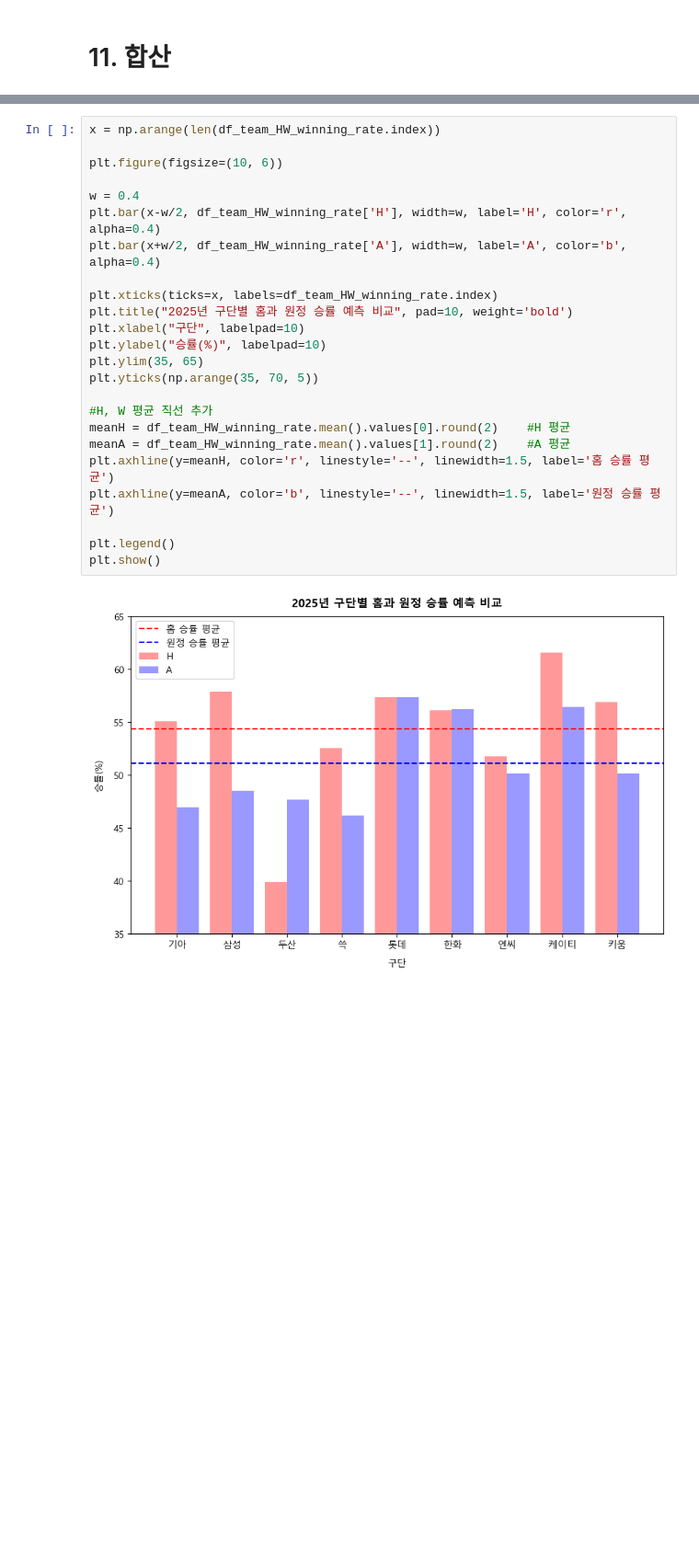
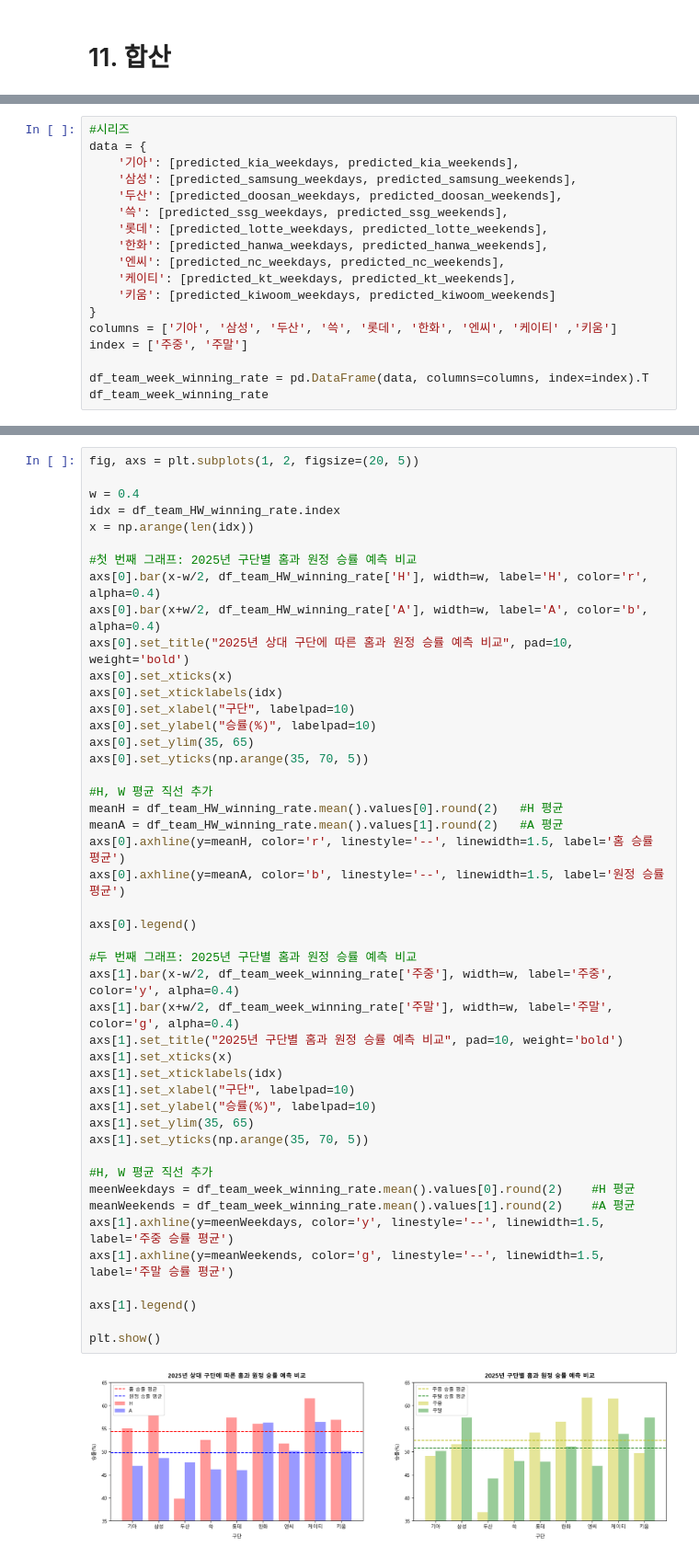
Before and after one commit to IAMKIMEUNSEO/predict2025_kbo_lgtwins_winning_rate, a Jupyter notebook: lgtwins.ipynb, the cells around one changed output, grey strips where cells are left out. Shown: that part at 92% size. Saved outputs shown, nothing was run; the diff lists cells and outputs as text; blank space fills up the shorter version.

Commit message:
2015~2024 승률 그래프 2개 GridSpec(), 2025년 상대 구단에 따른 홈과 원정/시리즈 승률 예측 비교 그래프 2개 subplots()

```diff
--- a/lgtwins.ipynb
+++ b/lgtwins.ipynb
@@ -2233,3 +3710,21 @@ df_team_HW_winning_rate
 | 엔씨 | 51.75 | 50.16 |
 | 케이티 | 61.59 | 56.45 |
 | 키움 | 56.92 | 50.12 |
+# %%
+#시리즈
+data = {
+    '기아': [predicted_kia_weekdays, predicted_kia_weekends],
+    '삼성': [predicted_samsung_weekdays, predicted_samsung_weekends],
+    '두산': [predicted_doosan_weekdays, predicted_doosan_weekends],
+    '쓱': [predicted_ssg_weekdays, predicted_ssg_weekends],
+    '롯데': [predicted_lotte_weekdays, predicted_lotte_weekends],
+    '한화': [predicted_hanwa_weekdays, predicted_hanwa_weekends],
+    '엔씨': [predicted_nc_weekdays, predicted_nc_weekends],
+    '케이티': [predicted_kt_weekdays, predicted_kt_weekends],
+    '키움': [predicted_kiwoom_weekdays, predicted_kiwoom_weekends]
+}
+columns = ['기아', '삼성', '두산', '쓱', '롯데', '한화', '엔씨', '케이티' ,'키움']
+index = ['주중', '주말']
+
+df_team_week_winning_rate = pd.DataFrame(data, columns=columns, index=index).T
+df_team_week_winning_rate
@@ -2236,26 +3742,48 @@ df_team_HW_winning_rate
 # %%
-x = np.arange(len(df_team_HW_winning_rate.index))
-
-plt.figure(figsize=(10, 6))
+fig, axs = plt.subplots(1, 2, figsize=(20, 5))
 
 w = 0.4
-plt.bar(x-w/2, df_team_HW_winning_rate['H'], width=w, label='H', color='r', alpha=0.4)
-plt.bar(x+w/2, df_team_HW_winning_rate['A'], width=w, label='A', color='b', alpha=0.4)
+idx = df_team_HW_winning_rate.index
+x = np.arange(len(idx))
 
-plt.xticks(ticks=x, labels=df_team_HW_winning_rate.index)
-plt.title("2025년 구단별 홈과 원정 승률 예측 비교", pad=10, weight='bold')
-plt.xlabel("구단", labelpad=10)
-plt.ylabel("승률(%)", labelpad=10)
-plt.ylim(35, 65)
-plt.yticks(np.arange(35, 70, 5))
+#첫 번째 그래프: 2025년 구단별 홈과 원정 승률 예측 비교
+axs[0].bar(x-w/2, df_team_HW_winning_rate['H'], width=w, label='H', color='r', alpha=0.4)
+axs[0].bar(x+w/2, df_team_HW_winning_rate['A'], width=w, label='A', color='b', alpha=0.4)
+axs[0].set_title("2025년 상대 구단에 따른 홈과 원정 승률 예측 비교", pad=10, weight='bold')
+axs[0].set_xticks(x)
+axs[0].set_xticklabels(idx)
+axs[0].set_xlabel("구단", labelpad=10)
+axs[0].set_ylabel("승률(%)", labelpad=10)
+axs[0].set_ylim(35, 65)
+axs[0].set_yticks(np.arange(35, 70, 5))
 
 #H, W 평균 직선 추가
-meanH = df_team_HW_winning_rate.mean().values[0].round(2)    #H 평균
-meanA = df_team_HW_winning_rate.mean().values[1].round(2)    #A 평균
-plt.axhline(y=meanH, color='r', linestyle='--', linewidth=1.5, label='홈 승률 평균')
-plt.axhline(y=meanA, color='b', linestyle='--', linewidth=1.5, label='원정 승률 평균')
+meanH = df_team_HW_winning_rate.mean().values[0].round(2)   #H 평균
+meanA = df_team_HW_winning_rate.mean().values[1].round(2)   #A 평균
+axs[0].axhline(y=meanH, color='r', linestyle='--', linewidth=1.5, label='홈 승률 평균')
+axs[0].axhline(y=meanA, color='b', linestyle='--', linewidth=1.5, label='원정 승률 평균')
 
-plt.legend()
+axs[0].legend()
+
+#두 번째 그래프: 2025년 구단별 홈과 원정 승률 예측 비교
+axs[1].bar(x-w/2, df_team_week_winning_rate['주중'], width=w, label='주중', color='y', alpha=0.4)
+axs[1].bar(x+w/2, df_team_week_winning_rate['주말'], width=w, label='주말', color='g', alpha=0.4)
+axs[1].set_title("2025년 구단별 홈과 원정 승률 예측 비교", pad=10, weight='bold')
+axs[1].set_xticks(x)
+axs[1].set_xticklabels(idx)
+axs[1].set_xlabel("구단", labelpad=10)
+axs[1].set_ylabel("승률(%)", labelpad=10)
+axs[1].set_ylim(35, 65)
+axs[1].set_yticks(np.arange(35, 70, 5))
+
+#H, W 평균 직선 추가
+meenWeekdays = df_team_week_winning_rate.mean().values[0].round(2)    #H 평균
+meanWeekends = df_team_week_winning_rate.mean().values[1].round(2)    #A 평균
+axs[1].axhline(y=meenWeekdays, color='y', linestyle='--', linewidth=1.5, label='주중 승률 평균')
+axs[1].axhline(y=meanWeekends, color='g', linestyle='--', linewidth=1.5, label='주말 승률 평균')
+
+axs[1].legend()
+
 plt.show()
 # %% [output]
-[figure, old version]
+[figure, new version]
```
Also changed, not shown: parts of 79 cells of this notebook.
